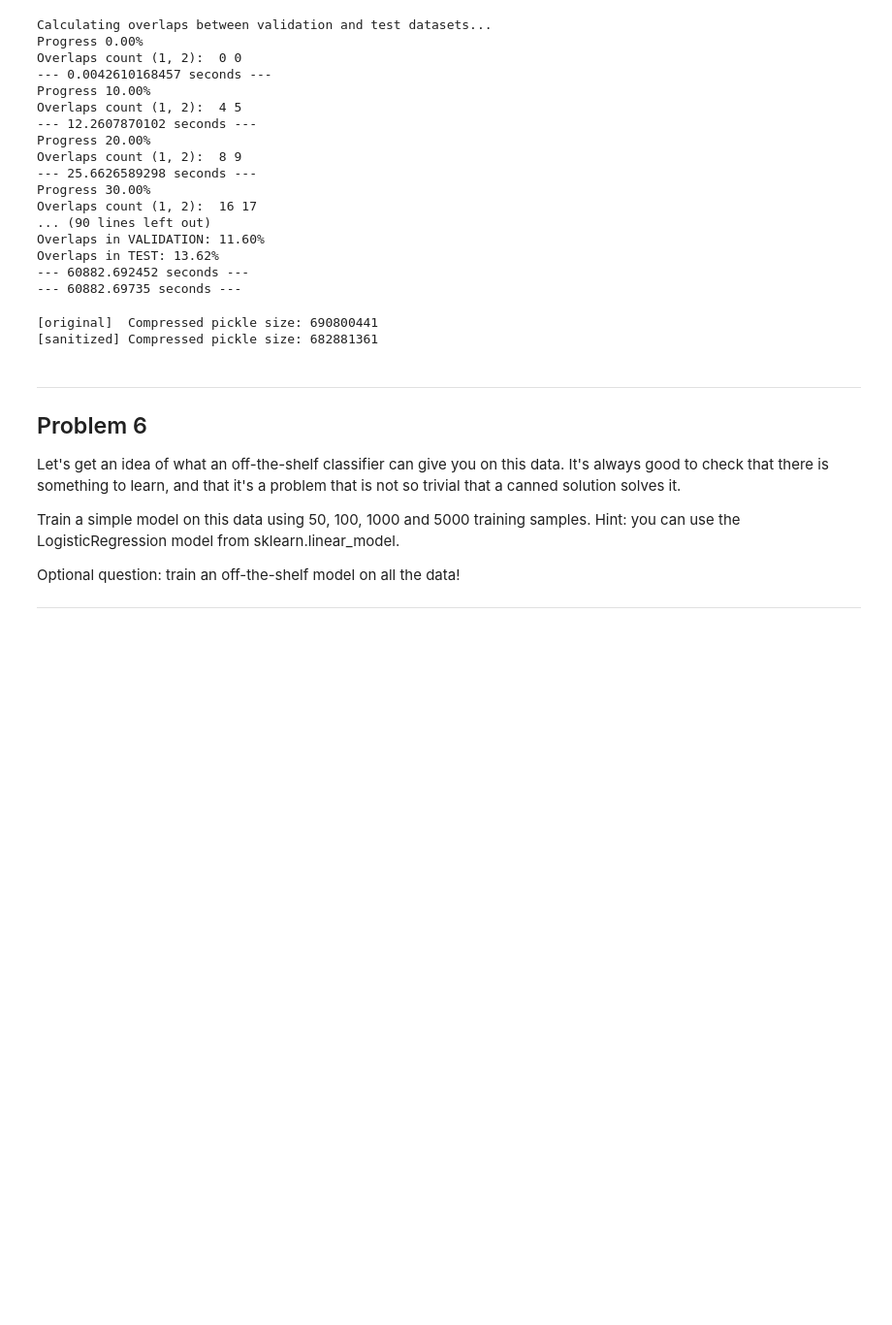
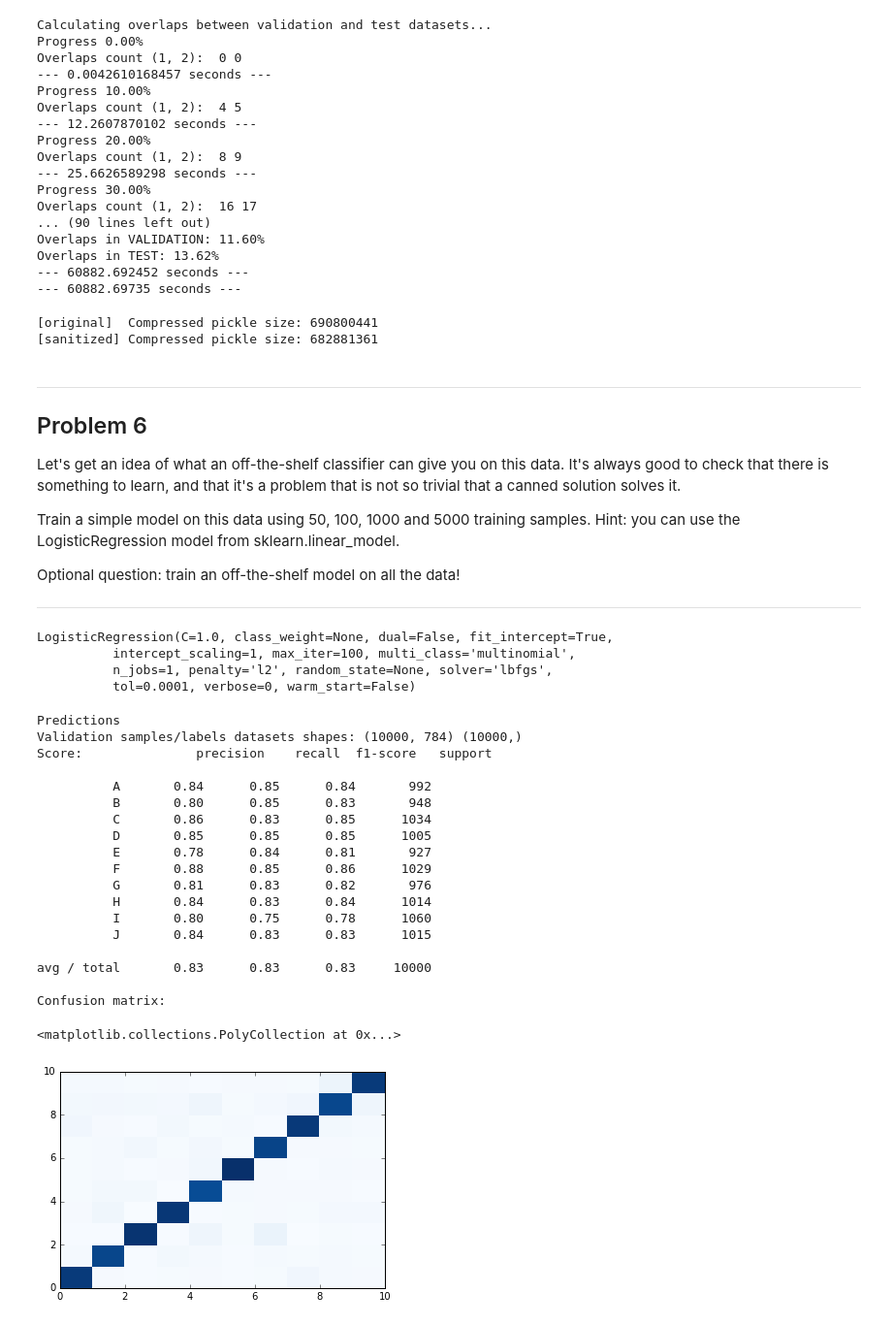
Before and after one commit to barbolo/udacity-deeplearning, a Jupyter notebook: notebooks/1_notmnist.ipynb, the cells around one changed output. Shown at 97% size. Drawn from its saved outputs; the diff is of its cells as text; code cells hidden in the pictures; blank space fills up the shorter version.

```diff
--- a/notebooks/1_notmnist.ipynb
+++ b/notebooks/1_notmnist.ipynb
@@ -625,3 +626,13 @@ Train a simple model on this data using 50, 100, 1000 and 5000 training samples.
 Optional question: train an off-the-shelf model on all the data!
 
 ---
+# %%
+# load datasets
+pickle_file = 'notMNIST.pickle'
+dataset = pickle.load( open(pickle_file, 'rb') )
+train_dataset = dataset['train_dataset']
+train_labels  = dataset['train_labels']
+valid_dataset = dataset['valid_dataset']
+valid_labels  = dataset['valid_labels']
+test_dataset  = dataset['test_dataset']
+test_labels   = dataset['test_labels']
@@ -627,0 +641,45 @@ Optional question: train an off-the-shelf model on all the data!
+# %%
+n_training_samples = train_dataset.shape[0] # 5000
+x = train_dataset[:n_training_samples]
+x = x.reshape(x.shape[0], x.shape[1]*x.shape[2])
+y = train_labels[:n_training_samples]
+model = LogisticRegression(multi_class="multinomial", solver="lbfgs")
+model.fit(x, y) # x = samples, y = labels
+# %% [output]
+LogisticRegression(C=1.0, class_weight=None, dual=False, fit_intercept=True,
+          intercept_scaling=1, max_iter=100, multi_class='multinomial',
+          n_jobs=1, penalty='l2', random_state=None, solver='lbfgs',
+          tol=0.0001, verbose=0, warm_start=False)
+# %%
+# Use the validation dataset to generate a report for the classifier
+print("Predictions")
+labels = [chr(k) for k in range(ord("A"), ord("J")+1)]
+x_val = valid_dataset
+x_val = x_val.reshape(x_val.shape[0], x_val.shape[1]*x_val.shape[2])
+y_val = valid_labels
+print("Validation samples/labels datasets shapes:", x_val.shape, y_val.shape)
+y_predictions = model.predict(x_val)
+print("Score: ", classification_report(y_predictions, y_val, target_names=labels))
+print("Confusion matrix:")
+plt.pcolor(confusion_matrix(y_predictions, y_val), cmap="Blues")
+# %% [output]
+Predictions
+Validation samples/labels datasets shapes: (10000, 784) (10000,)
+Score:               precision    recall  f1-score   support
+
+          A       0.84      0.85      0.84       992
+          B       0.80      0.85      0.83       948
+          C       0.86      0.83      0.85      1034
+          D       0.85      0.85      0.85      1005
+          E       0.78      0.84      0.81       927
+          F       0.88      0.85      0.86      1029
+          G       0.81      0.83      0.82       976
+          H       0.84      0.83      0.84      1014
+          I       0.80      0.75      0.78      1060
+          J       0.84      0.83      0.83      1015
+
+avg / total       0.83      0.83      0.83     10000
+
+Confusion matrix:
+<matplotlib.collections.PolyCollection at 0x...>
+[figure, added]
```
Also changed, not shown: parts of 6 cells of this notebook.
